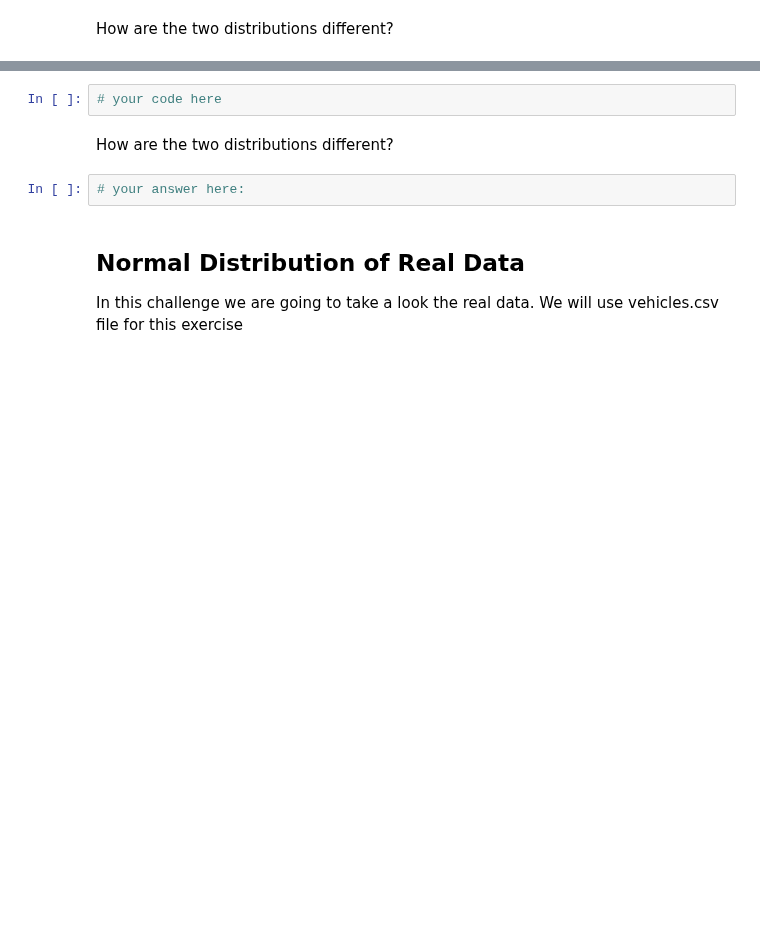
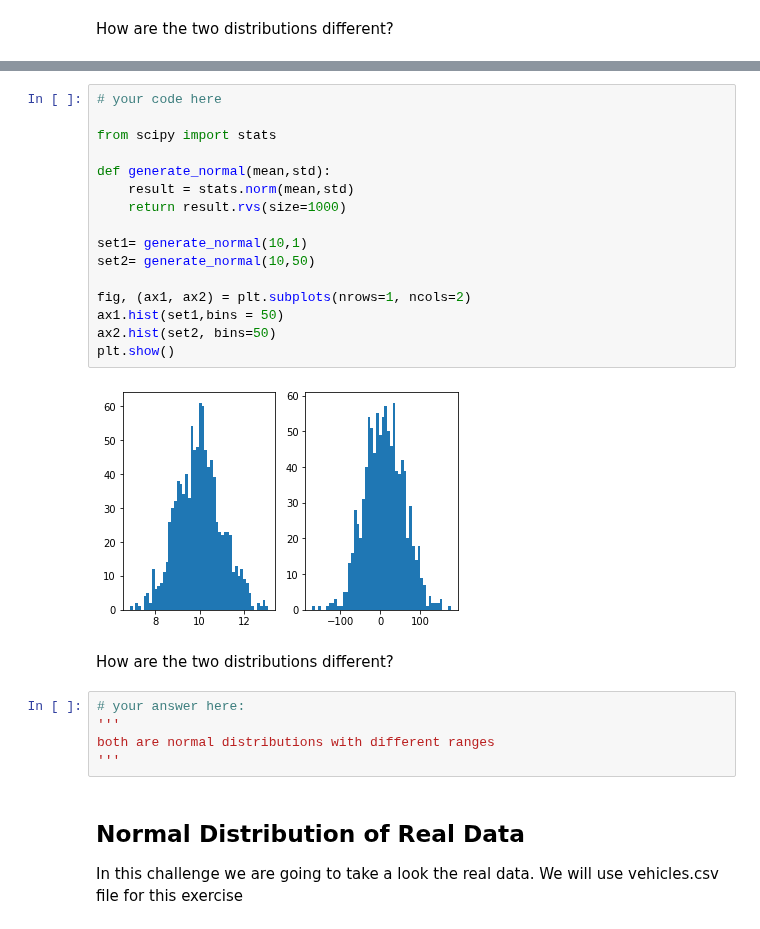
Before and after one commit to ta-data-lis/lab-probability-distributions, a Jupyter notebook: your-code/continuous.ipynb, the cells around one changed output, grey strips where cells are left out. Saved outputs shown, nothing was run; the diff lists cells and outputs as text; blank space fills up the shorter version.

```diff
--- a/your-code/continuous.ipynb
+++ b/your-code/continuous.ipynb
@@ -59,12 +90,31 @@ How are the two distributions different?
 Expected output:
 
 ![normal distribution](nd.png)
-# %%
-# your code here
+# %%
+# your code here
+
+from scipy import stats
+
+def generate_normal(mean,std):
+    result = stats.norm(mean,std)
+    return result.rvs(size=1000)
+
+set1= generate_normal(10,1)
+set2= generate_normal(10,50)
+
+fig, (ax1, ax2) = plt.subplots(nrows=1, ncols=2)
+ax1.hist(set1,bins = 50)
+ax2.hist(set2, bins=50)
+plt.show()
+# %% [output]
+[figure, added]
 # %% [markdown]
 How are the two distributions different?
 # %%
 # your answer here:
+'''
+both are normal distributions with different ranges
+'''
 # %% [markdown]
 ## Normal Distribution of Real Data
 
```
Also changed, not shown: parts of 16 cells of this notebook.
